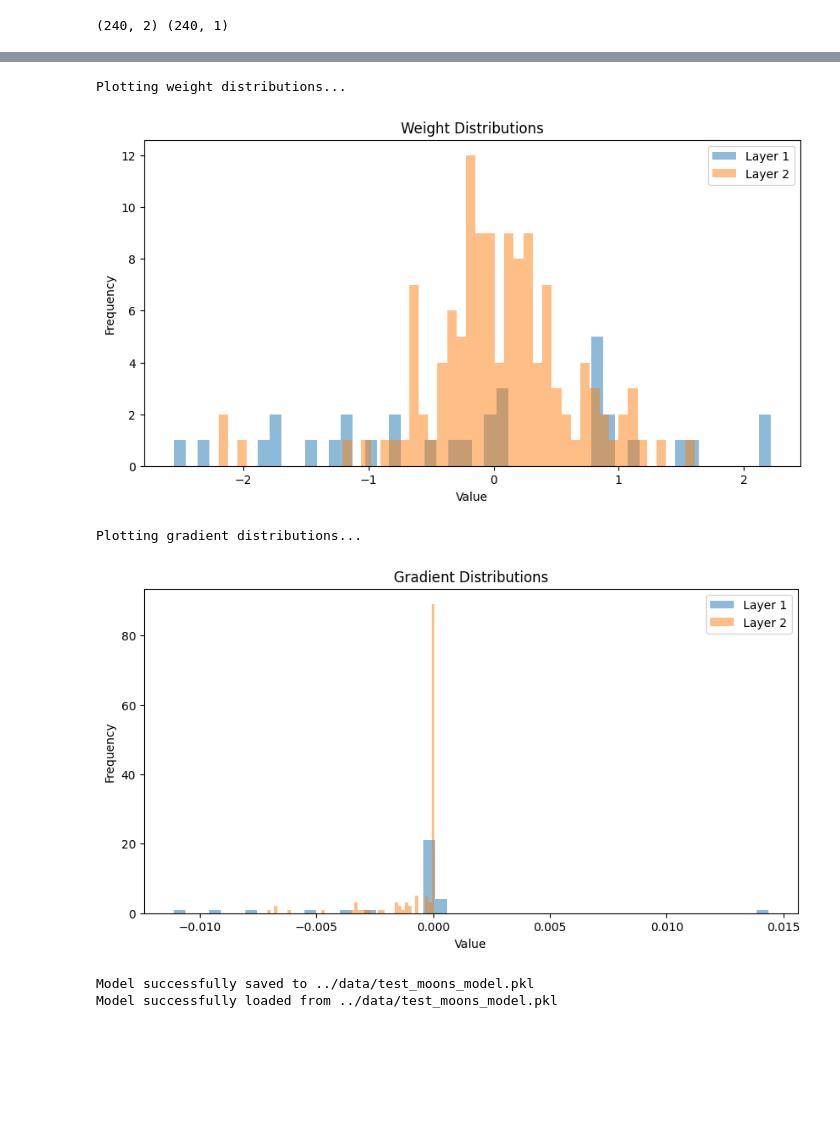
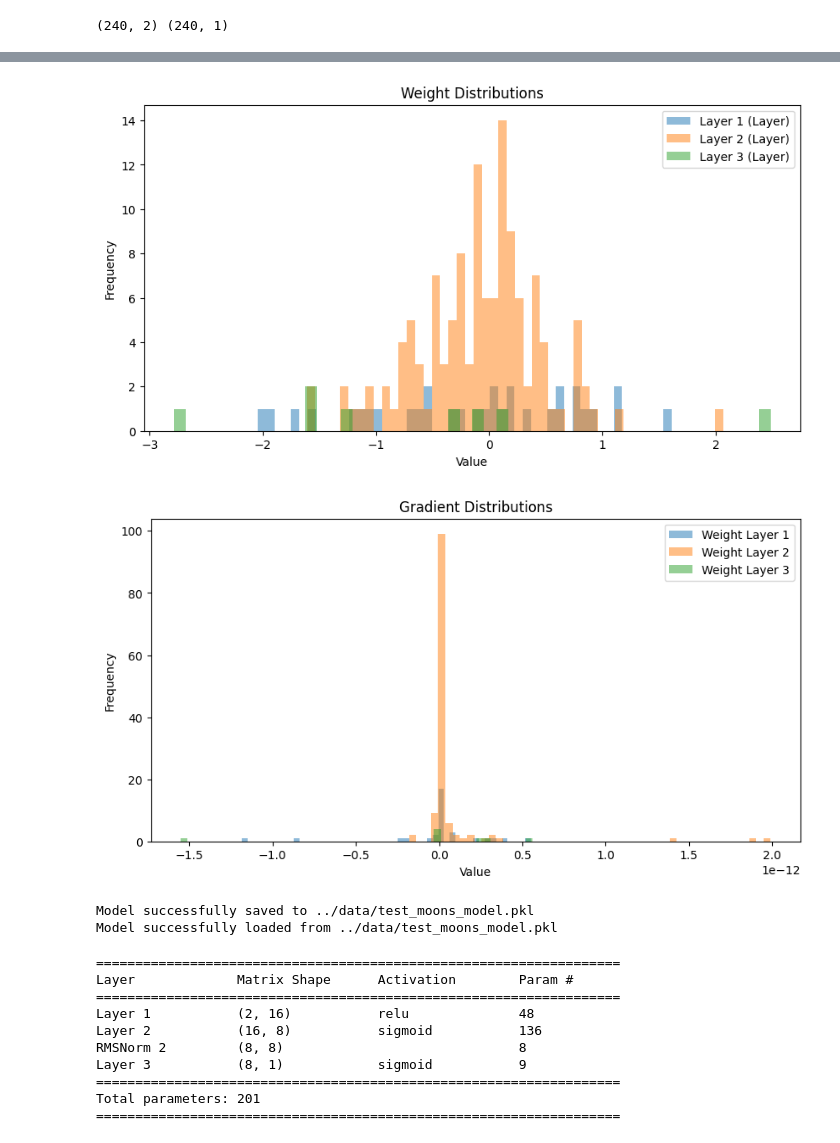
Before and after one commit to timoruslim/Tubes1_Six-seven, a Jupyter notebook: src/test.ipynb, the cells around one changed output, grey strips where cells are left out. Cells and saved outputs as stored; diff of their text form; code cells hidden in the pictures; blank space fills up the shorter version.

Commit message:
feat: add RMSNorm - make RMSNorm layer - bug fixes with with new layer type - removed calculation redundancies of model

```diff
--- a/src/test.ipynb
+++ b/src/test.ipynb
@@ -20,6 +20,7 @@ print(X_train.shape, y_train.shape)
 model = MLP([
     Layer(16, activation='relu', weight_init='he'),
     Layer(8, activation='relu', weight_init='he'),
+    RMSNorm(8),
 ], input_size=2, seed=67)
 # %%
 model.add(Layer(1, activation='sigmoid', weight_init='xavier'))
@@ -41,7 +43,7 @@ model.compile(optimizer={'method': 'adam', 'learning_rate': 0.008}, loss='bce')
 history = model.fit(
     X_train, y_train,
     batch_size=16,
-    epochs=10000,
+    epochs=6000,
     validation_data=(X_test, y_test),
     verbose=1
 )
@@ -59,14 +61,9 @@ plt.show()
 # %%
-print("\nPlotting weight distributions...")
-model.plot_weights(layer_indices=[0, 1])
-
-print("Plotting gradient distributions...")
-model.plot_gradients(layer_indices=[0, 1])
+model.plot_weights(layer_indices=[0, 1, 2])
+model.plot_gradients(layer_indices=[0, 1, 2])
 # %% [output]
-Plotting weight distributions...
-[figure, old version]
+[figure, new version]
-Plotting gradient distributions...
-[figure, old version]
+[figure, new version]
 # %%
 model.save('../data/test_moons_model.pkl')
 
@@ -79,3 +78,16 @@ blank_model.load('../data/test_moons_model.pkl')
 # %% [output]
 Model successfully saved to ../data/test_moons_model.pkl
 Model successfully loaded from ../data/test_moons_model.pkl
+# %%
+blank_model.summary()
+# %% [output]
+===================================================================
+Layer             Matrix Shape      Activation        Param #
+===================================================================
+Layer 1           (2, 16)           relu              48
+Layer 2           (16, 8)           sigmoid           136
+RMSNorm 2         (8, 8)                              8
+Layer 3           (8, 1)            sigmoid           9
+===================================================================
+Total parameters: 201
+===================================================================
```
Also changed, not shown: parts of 4 cells of this notebook, 6 other files.
